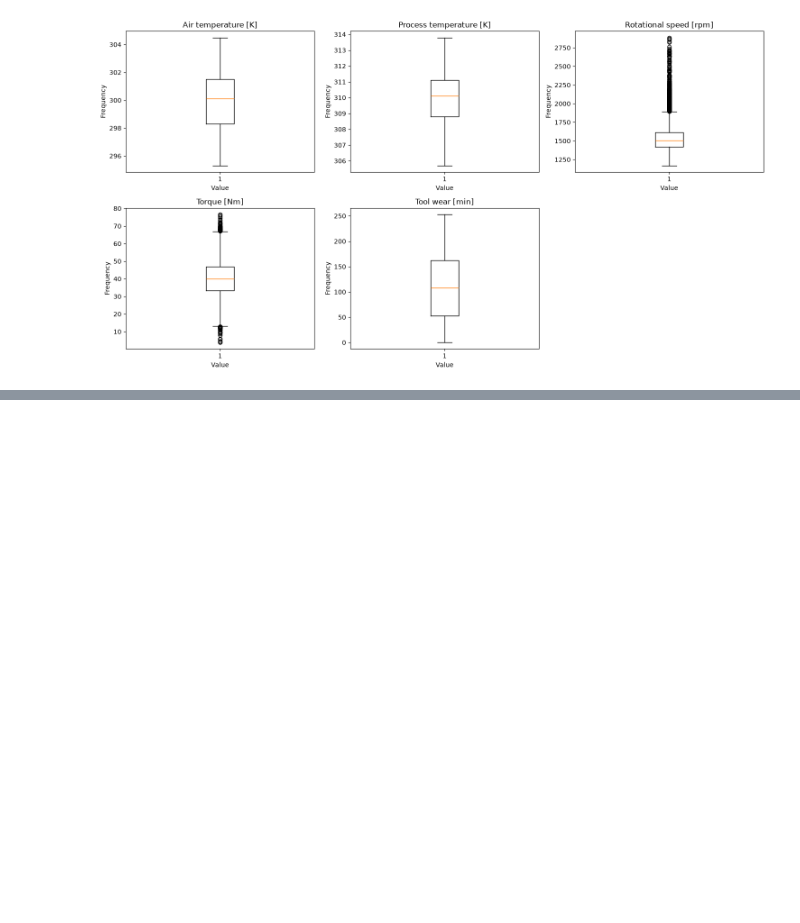
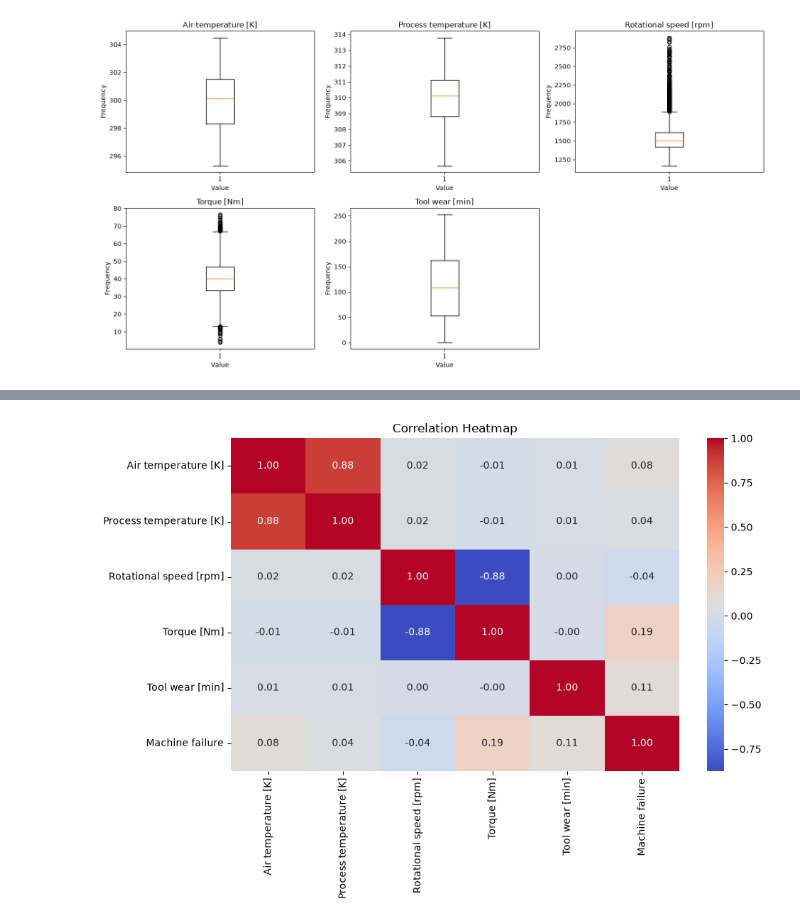
Before and after one commit to sathvik-reddy28/Intelligent-Predictive-Maintenance, a Jupyter notebook: notebooks/data_understanding.ipynb, the cells around one changed output, grey strips where cells are left out. Cells and saved outputs as stored; diff of their text form; code cells hidden in the pictures; blank space fills up the shorter version.

```diff
--- a/notebooks/data_understanding.ipynb
+++ b/notebooks/data_understanding.ipynb
@@ -211,0 +261,5 @@ Rotational speed shows numerous potential high-value outliers, while torque has
+# %%
+corr_cols = sensor_cols + ["Machine failure"]
+corr_matrix = df[corr_cols].corr()
+
+corr_matrix
@@ -211,0 +285,18 @@ Rotational speed shows numerous potential high-value outliers, while torque has
+# %%
+#Visual representation of heatmap using seaborn
+import seaborn as sns
+
+plt.figure(figsize=(10, 7))
+
+sns.heatmap(
+    corr_matrix,
+    annot=True,
+    cmap="coolwarm",
+    fmt=".2f"
+)
+
+plt.title("Correlation Heatmap")
+plt.tight_layout()
+plt.show()
+# %% [output]
+[figure, added]
```
Also changed, not shown: parts of 13 cells of this notebook.
